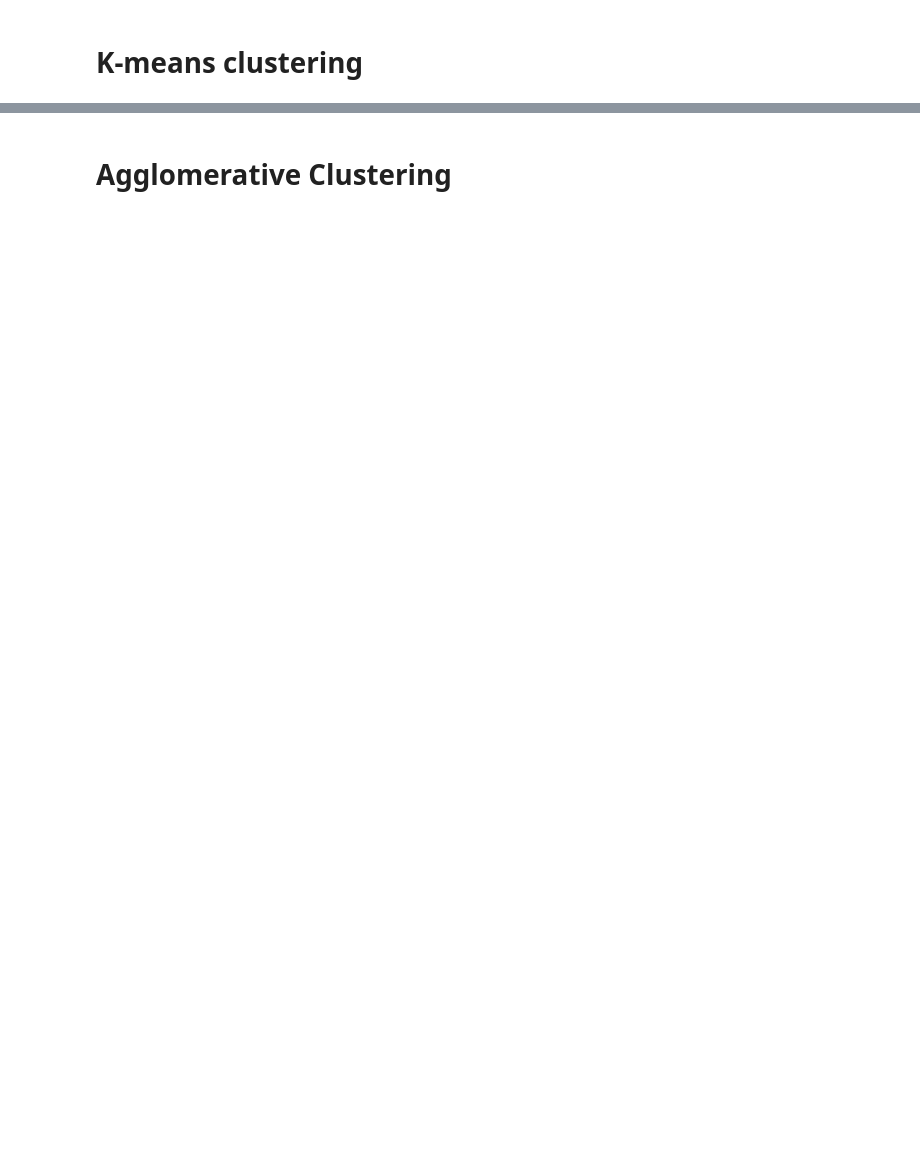
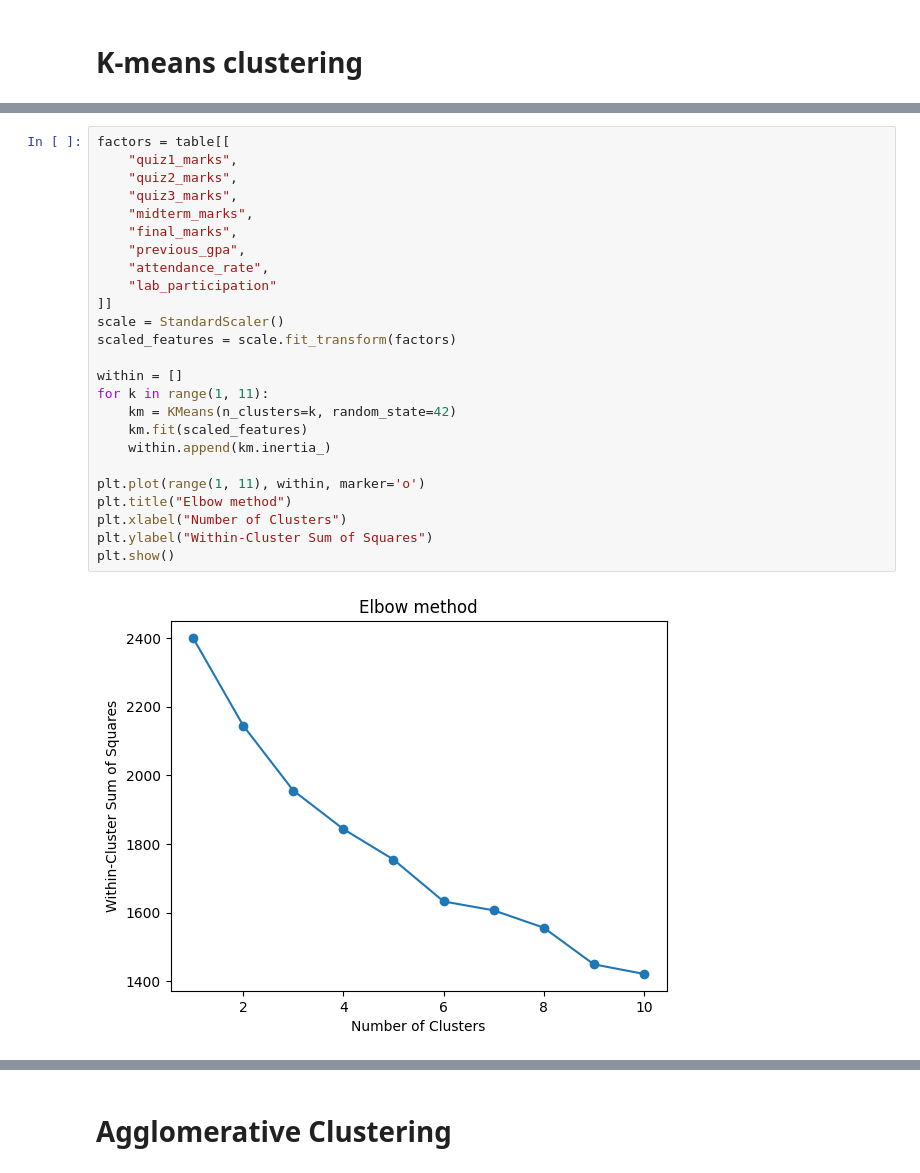
Before and after one commit to jess11233/ITCS3162, a Jupyter notebook: ProjectFourVisual.ipynb, the cells around one changed output, grey strips where cells are left out. Cells and saved outputs as stored; diff of their text form; blank space fills up the shorter version.

```diff
--- a/ProjectFourVisual.ipynb
+++ b/ProjectFourVisual.ipynb
@@ -131,0 +140,27 @@ I chose the use the K-means clustering tt’s a simple and efficient algorithm f
+# %%
+factors = table[[
+    "quiz1_marks",
+    "quiz2_marks",
+    "quiz3_marks",
+    "midterm_marks",
+    "final_marks",
+    "previous_gpa",
+    "attendance_rate",
+    "lab_participation"
+]]
+scale = StandardScaler()
+scaled_features = scale.fit_transform(factors)
+
+within = []
+for k in range(1, 11):
+    km = KMeans(n_clusters=k, random_state=42)
+    km.fit(scaled_features)
+    within.append(km.inertia_)
+
+plt.plot(range(1, 11), within, marker='o')
+plt.title("Elbow method")
+plt.xlabel("Number of Clusters")
+plt.ylabel("Within-Cluster Sum of Squares")
+plt.show()
+# %% [output]
+[figure, added]
```
Also changed, not shown: parts of 18 cells of this notebook.
